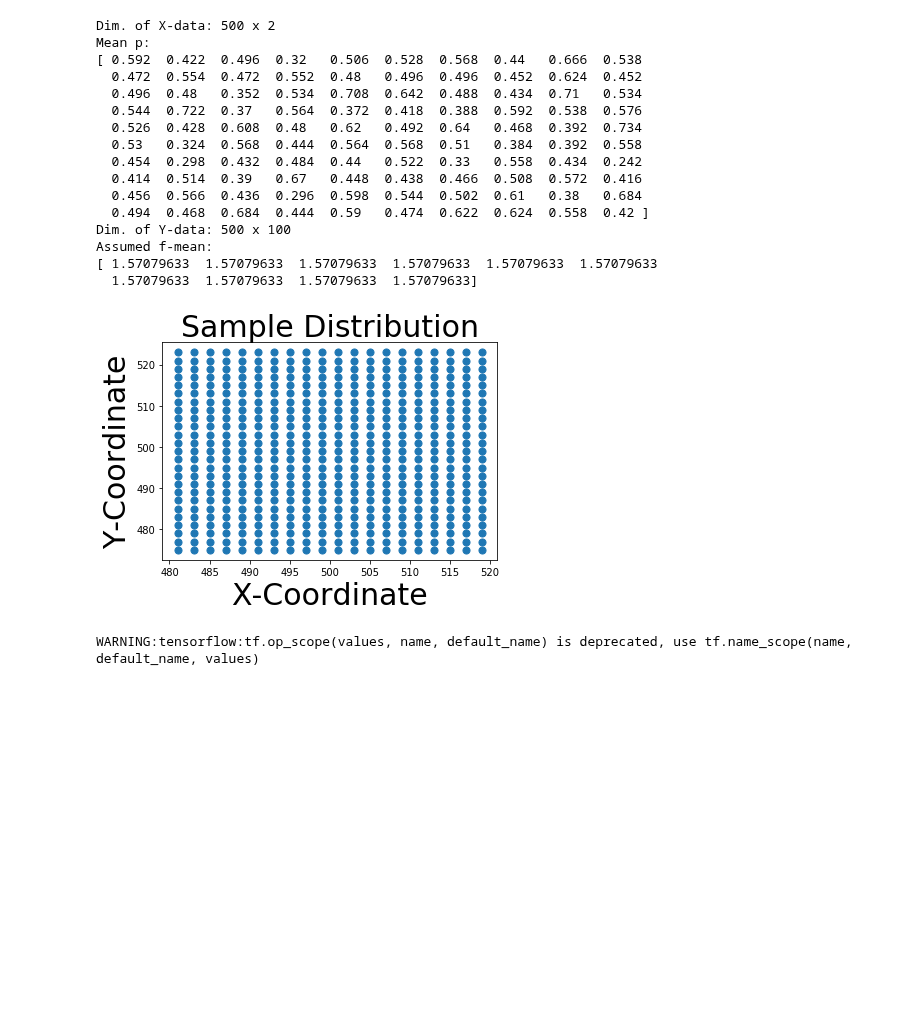
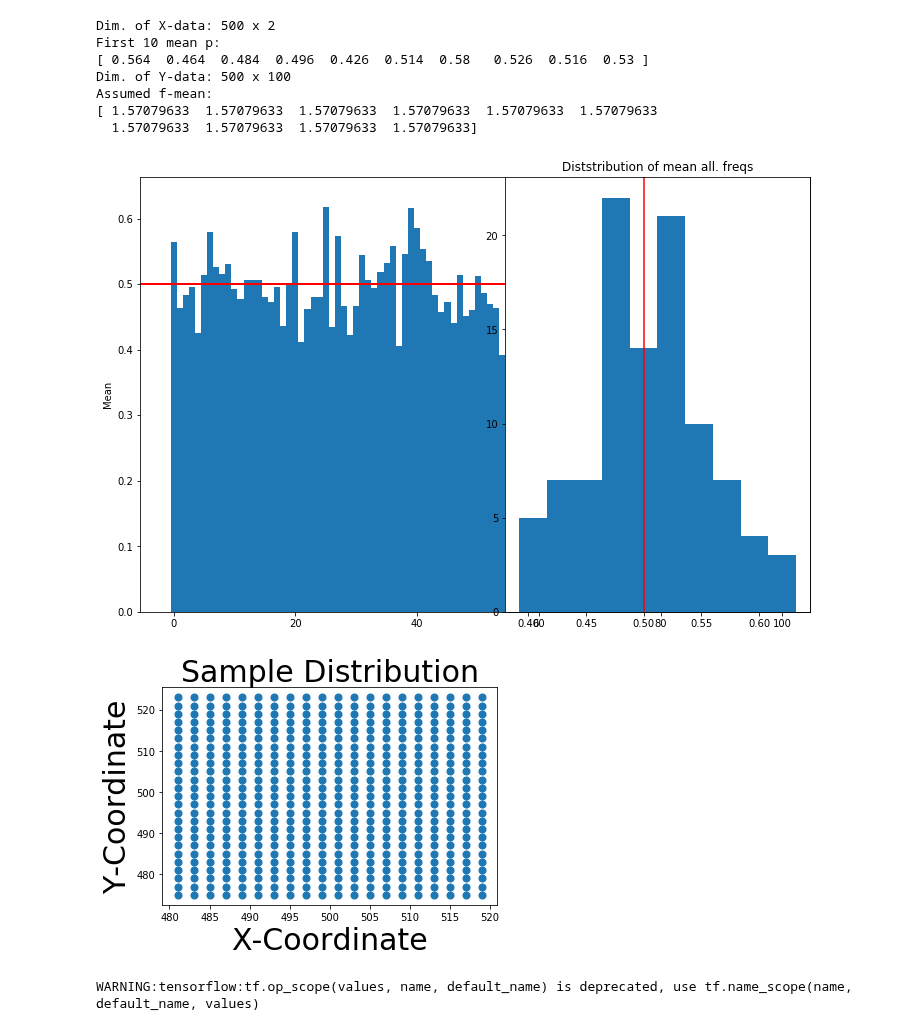
Before and after one commit to hringbauer/BarrierInferPublic, a Jupyter notebook: Laplace.ipynb, the cells around one changed output. Cells and saved outputs as stored; diff of their text form; code cells hidden in the pictures; blank space fills up the shorter version.

```diff
--- a/Laplace.ipynb
+++ b/Laplace.ipynb
@@ -16,8 +16,8 @@ import scipy.optimize as opt
 nr_inds = 500 # Nr. of Individuals to Check
 
 kernel_type= "DiffusionK0"  #DiffusionK0 #DiffusionK0
-X_data = np.loadtxt('./Data/coordinates6.csv', delimiter='$').astype('float64') # Load the complete X-Data
-Y_data = np.loadtxt('./Data/data_genotypes6.csv', delimiter='$').astype('float64') # Load the complete Y-Data
+X_data = np.loadtxt('./Data/coordinates5.csv', delimiter='$').astype('float64') # Load the complete X-Data
+Y_data = np.loadtxt('./Data/data_genotypes5.csv', delimiter='$').astype('float64') # Load the complete Y-Data
 
 #path1 = "data_lists.p"  # Load data from pickle file!
 #x_data_sets, y_data_sets  = pickle.load(open(path1, "rb"))  # Load data from pickle file!
@@ -49,8 +49,8 @@ nr_loci = Y_data.shape[1]
 
 p_mean = np.mean(Y_data, axis=0) # Empirical average for every loci
 #p_mean=np.mean(Y_data)
-print("Mean p: ")
-print(p_mean)
+print("First 10 mean p: ")
+print(p_mean[:10])
 
 # Change this for coordinates5.csv  (If mean is known)
 #f_mean = np.loadtxt('./mean_f6.csv', delimiter='$').astype('float64')[inds]   # Empirical f_mean
@@ -62,45 +62,51 @@ print(p_mean)
 Y_data[Y_data < 0.5] = -1.0  # For the logit Link function
 print("Dim. of Y-data: %i x %i" % (M1, nr_loci))
 
 #mean_paramss = np.array([f_mean for _ in range(nr_loci)]) # Initial Parameter for the mean-parameters
 #mean_paramss = np.array([0.0 for _ in range(nr_loci)])  # Set everything to 0
 mean_paramss = np.array([np.pi/2.0 for _ in range(nr_loci)])  # Set everything to 0.5. For ArcSin Model
 mps = mean_paramss  # Just a short notation
 #mean_paramss = np.array(f_mean)
 print("Assumed f-mean:")
 print(mps[:10])
 
+# Plot the mean p-s:
+fig=plt.figure(figsize=(12,8))
+ax1=fig.add_subplot(111)
+ax1.bar(range(len(p_mean)), p_mean, width=1.0)
+ax1.set_ylabel("Mean")
+ax1.axhline(y=0.5,c="r", linewidth=2)
+
+ax2=fig.add_subplot(122)
+ax2.hist(p_mean)
+ax2.axvline(x=0.5, c="r")
+plt.title("Diststribution of mean all. freqs")
+plt.show()
+
+
 # Plot the data
 pylab.figure()
 pylab.title("Sample Distribution", fontsize=30)
 pylab.scatter(X_data[:,0], X_data[:,1], label = "Samples",s=50)
 #pylab.vlines(0, min(X_data[:,1]), max(X_data[:,1]), linewidth=2, color="red", label="Barrier")
 pylab.xlabel("X-Coordinate", fontsize=30)
 pylab.ylabel("Y-Coordinate", fontsize=30)
 #pylab.xlim([-22,22])
 #pylab.ylim([-30,30])
 #pylab.tick_params(axis='both', which='both', bottom='off',
 #                    top='off', labelbottom='off', right='off', left='off', labelleft='off')
 #pylab.legend(fontsize=20)
 pylab.show()
 # %% [output]
 Dim. of X-data: 500 x 2
-Mean p:
-[ 0.592  0.422  0.496  0.32   0.506  0.528  0.568  0.44   0.666  0.538
-  0.472  0.554  0.472  0.552  0.48   0.496  0.496  0.452  0.624  0.452
-  0.496  0.48   0.352  0.534  0.708  0.642  0.488  0.434  0.71   0.534
-  0.544  0.722  0.37   0.564  0.372  0.418  0.388  0.592  0.538  0.576
-  0.526  0.428  0.608  0.48   0.62   0.492  0.64   0.468  0.392  0.734
-  0.53   0.324  0.568  0.444  0.564  0.568  0.51   0.384  0.392  0.558
-  0.454  0.298  0.432  0.484  0.44   0.522  0.33   0.558  0.434  0.242
-  0.414  0.514  0.39   0.67   0.448  0.438  0.466  0.508  0.572  0.416
-  0.456  0.566  0.436  0.296  0.598  0.544  0.502  0.61   0.38   0.684
-  0.494  0.468  0.684  0.444  0.59   0.474  0.622  0.624  0.558  0.42 ]
+First 10 mean p:
+[ 0.564  0.464  0.484  0.496  0.426  0.514  0.58   0.526  0.516  0.53 ]
 Dim. of Y-data: 500 x 100
 Assumed f-mean:
 [ 1.57079633  1.57079633  1.57079633  1.57079633  1.57079633  1.57079633
   1.57079633  1.57079633  1.57079633  1.57079633]
-[figure, old version]
+[figure, new version]
+[figure, added]
 # %%
 # From Alex: To calculate the log determinant
 
```
Also changed, not shown: parts of 1 cell of this notebook, 1 other file.
